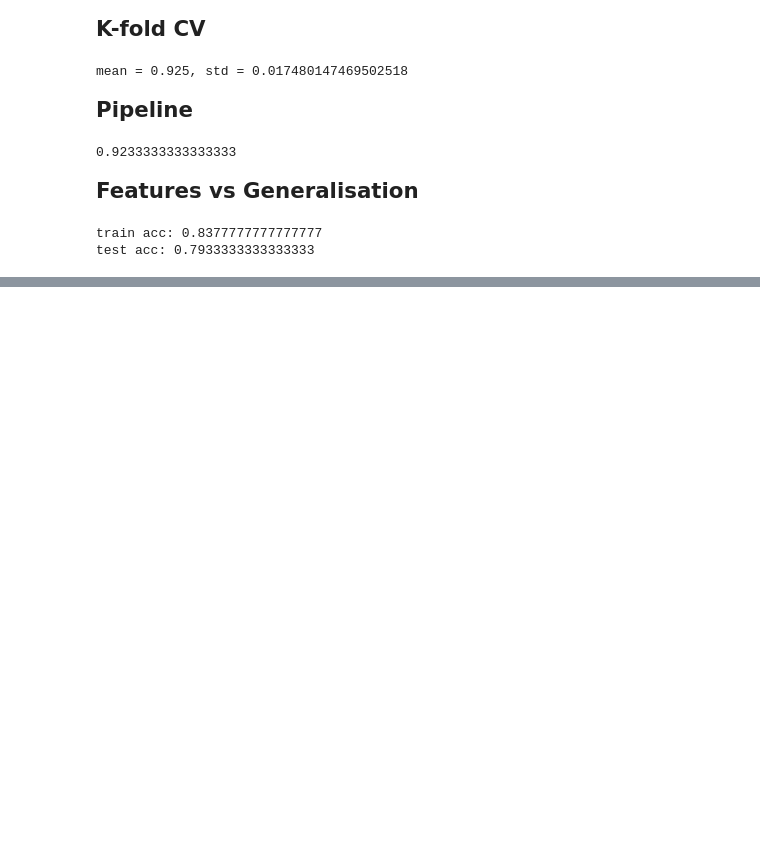
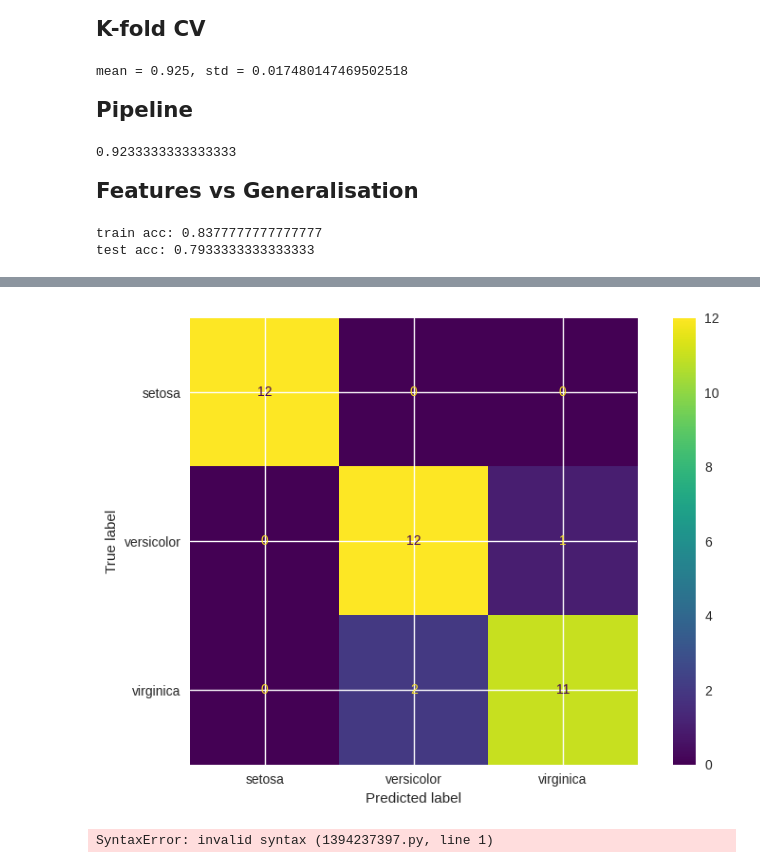
Before and after one commit to tailvar/theAIE, a Jupyter notebook: notebooks/aiengineer_wk_2/LinearRegression.ipynb, the cells around one changed output, grey strips where cells are left out. Drawn from its saved outputs; the diff is of its cells as text; code cells hidden in the pictures; blank space fills up the shorter version.

```diff
--- a/notebooks/aiengineer_wk_2/LinearRegression.ipynb
+++ b/notebooks/aiengineer_wk_2/LinearRegression.ipynb
@@ -79,0 +146,4 @@ ModuleNotFoundError: No module named 'torch'
+# %%
+X_train, X_test, y_train, y_test = train_test_split(
+    X, y, test_size=0.25, random_state=42, stratify=y
+)
@@ -79,0 +162,9 @@ ModuleNotFoundError: No module named 'torch'
+# %%
+ConfusionMatrixDisplay.from_predictions(y_test, y_pred, display_labels=iris.target_names)
+plt.tight_layout();plt.show()
+# %% [output]
+[figure, added]
+# %%
+<span style="font-size:16pt; font-weight:bold;">Iris classification: Decision Boundaries</span>
+# %% [output]
+SyntaxError: invalid syntax (1394237397.py, line 1)
```
Also changed, not shown: parts of 37 cells of this notebook, 5 other files.
